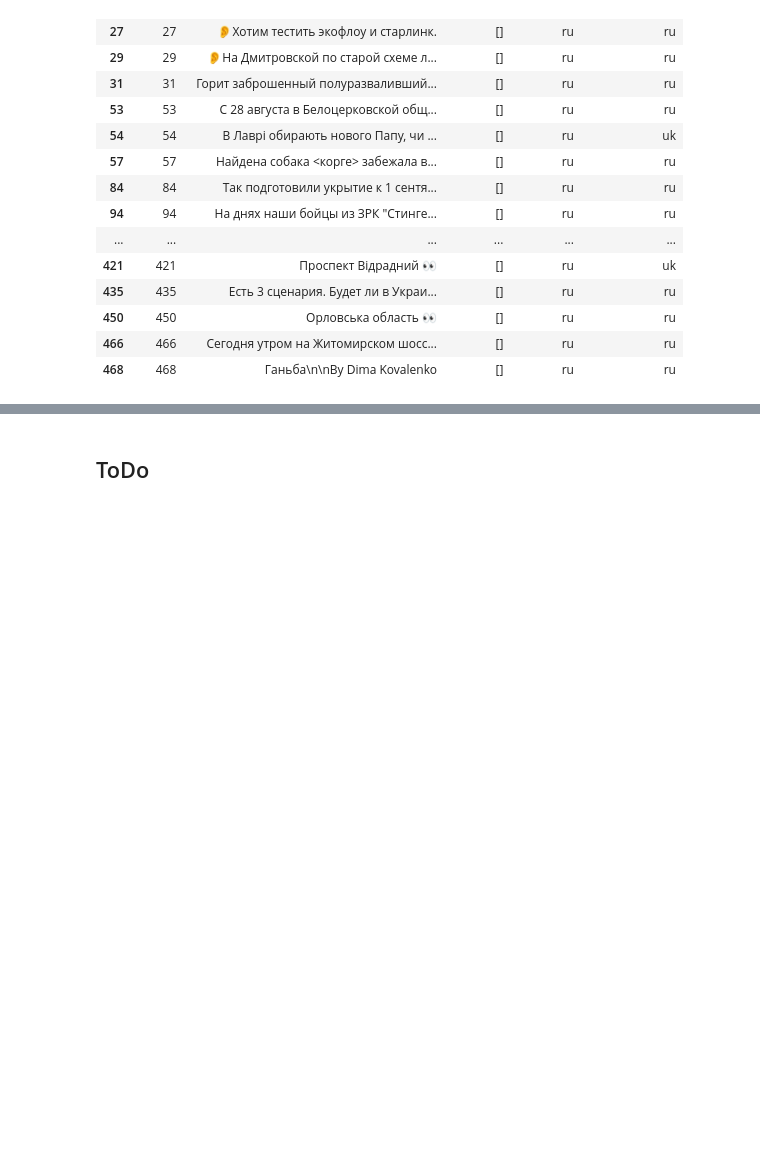
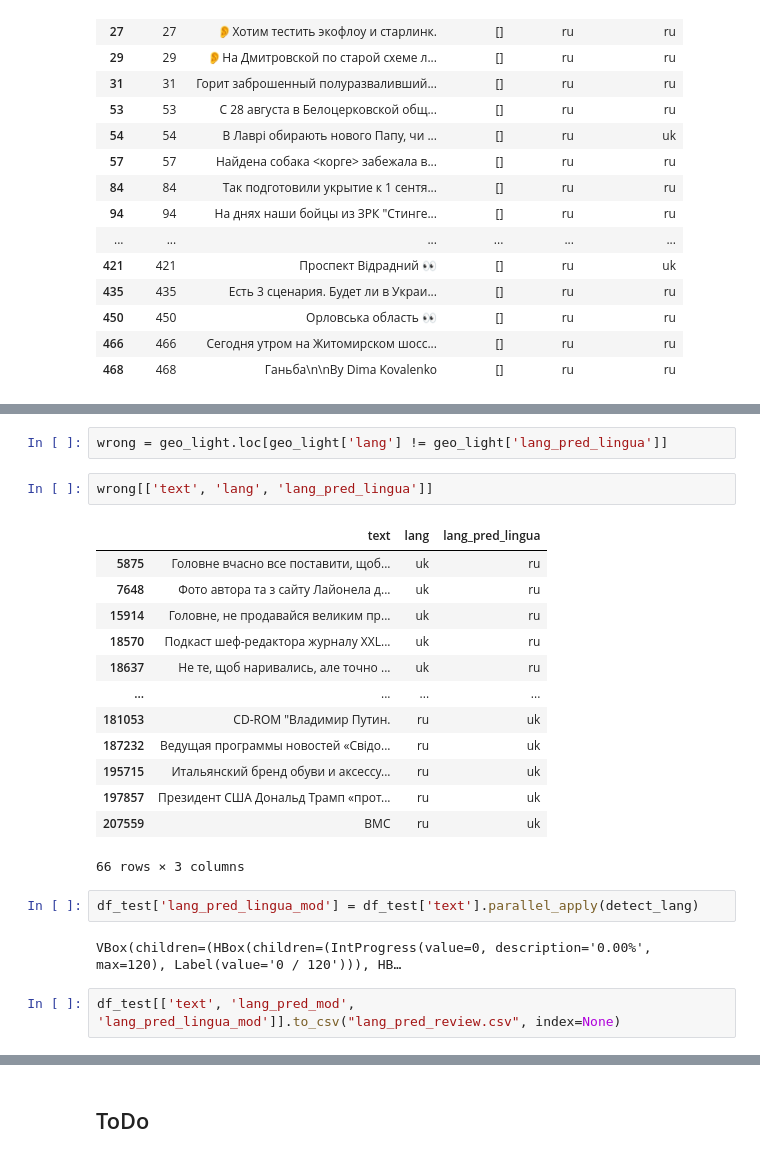
Before and after one commit to EvgeniyAzarov/NLP-UA-Locations-Extractions, a Jupyter notebook: notebooks/lang_detection.ipynb, the cells around one changed output, grey strips where cells are left out. Drawn from its saved outputs; the diff is of its cells as text; blank space fills up the shorter version.

```diff
--- a/notebooks/lang_detection.ipynb
+++ b/notebooks/lang_detection.ipynb
@@ -192,0 +239,24 @@ df_test[df_test['lang_pred'] == 'ru']
+# %%
+wrong = geo_light.loc[geo_light['lang'] != geo_light['lang_pred_lingua']]
+# %%
+wrong[['text', 'lang', 'lang_pred_lingua']]
+# %% [output]
+|  | text | lang | lang_pred_lingua |
+| 5875 | Головне вчасно все поставити, щоб... | uk | ru |
+| 7648 | Фото автора та з сайту Лайонела д... | uk | ru |
+| 15914 | Головне, не продавайся великим пр... | uk | ru |
+| 18570 | Подкаст шеф-редактора журналу XXL... | uk | ru |
+| 18637 | Не те, щоб наривались, але точно ... | uk | ru |
+| ... | ... | ... | ... |
+| 181053 | CD-ROM "Владимир Путин. | ru | uk |
+| 187232 | Ведущая программы новостей «Свідо... | ru | uk |
+| 195715 | Итальянский бренд обуви и аксессу... | ru | uk |
+| 197857 | Президент США Дональд Трамп «прот... | ru | uk |
+| 207559 | ВМС | ru | uk |
+66 rows × 3 columns
+# %%
+df_test['lang_pred_lingua_mod'] = df_test['text'].parallel_apply(detect_lang)
+# %% [output]
+VBox(children=(HBox(children=(IntProgress(value=0, description='0.00%', max=120), Label(value='0 / 120'))), HB…
+# %%
+df_test[['text', 'lang_pred_mod', 'lang_pred_lingua_mod']].to_csv("lang_pred_review.csv", index=None)
```
Also changed, not shown: parts of 12 cells of this notebook, 1 other file.
